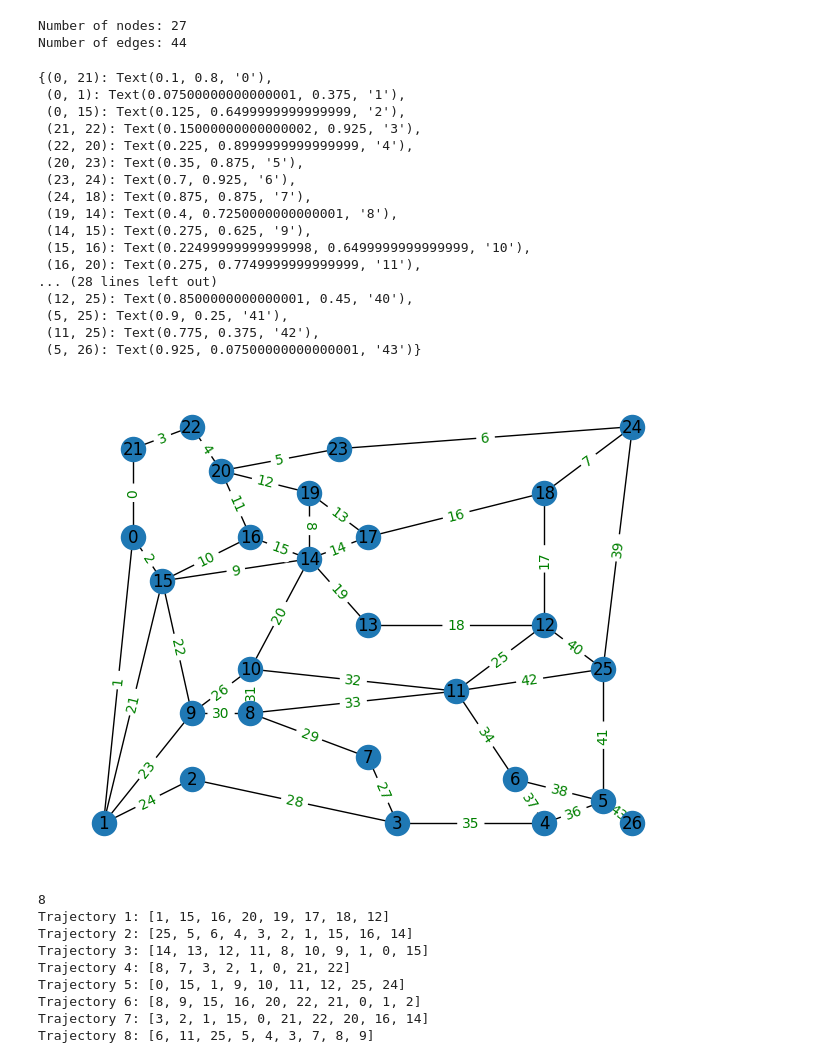
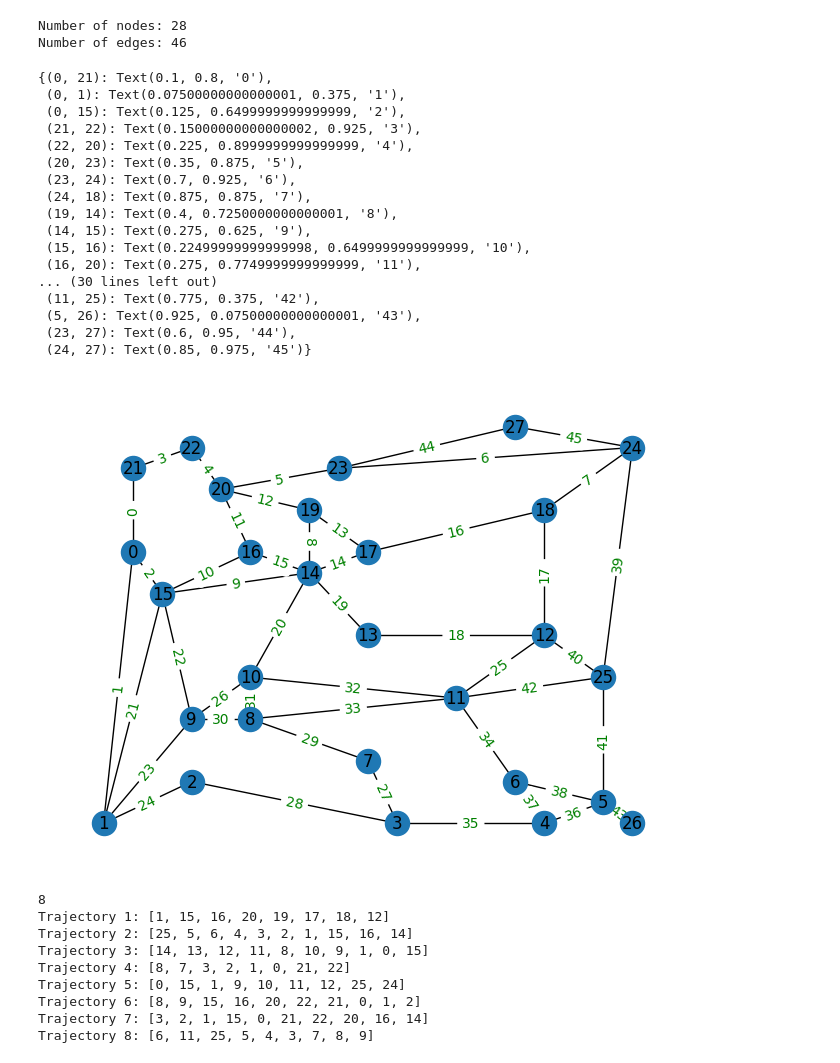
Before and after one commit to schjo480/Master_Thesis, a Jupyter notebook: notebooks/synthetic_graph.ipynb, the cells around one changed output. Cells and saved outputs as stored; diff of their text form; code cells hidden in the pictures.

```diff
--- a/notebooks/synthetic_graph.ipynb
+++ b/notebooks/synthetic_graph.ipynb
@@ -34,42 +35,43 @@ nodes = [(0, {'pos': (0.1, 0.7)}),
          (23, {'pos': (0.45, 0.9)}),
          (24, {'pos': (0.95, 0.95)}),
          (25, {'pos': (0.9, 0.4)}),
-         (26, {'pos': (0.95, 0.05)})]
+         (26, {'pos': (0.95, 0.05)}),
+         (27, {'pos': (0.75, 1.0)}),]
 G.add_nodes_from(nodes)
 
-edges = [(0, 21), (0, 1), (0, 15), (21, 22), (22, 20), (20, 23), (23, 24), (24, 18), (19, 14), (14, 15), (15, 16), (16, 20), (19, 20), (19, 17), (14, 17), (14, 16), (17, 18), (12, 18), (12, 13), (13, 14), (10, 14), (1, 15), (9, 15), (1, 9), (1, 2), (11, 12), (9, 10), (3, 7), (2, 3), (7, 8), (8, 9), (8, 10), (10, 11), (8, 11), (6, 11), (3, 4), (4, 5), (4, 6), (5, 6), (24, 25), (12, 25), (5, 25), (11, 25), (5, 26)]
+edges = [(0, 21), (0, 1), (0, 15), (21, 22), (22, 20), (20, 23), (23, 24), (24, 18), (19, 14), (14, 15), (15, 16), (16, 20), (19, 20), (19, 17), (14, 17), (14, 16), (17, 18), (12, 18), (12, 13), (13, 14), (10, 14), (1, 15), (9, 15), (1, 9), (1, 2), (11, 12), (9, 10), (3, 7), (2, 3), (7, 8), (8, 9), (8, 10), (10, 11), (8, 11), (6, 11), (3, 4), (4, 5), (4, 6), (5, 6), (24, 25), (12, 25), (5, 25), (11, 25), (5, 26), (23, 27), (24, 27)]
 # Add an index to each edge in ascending order
 indexed_edges = [((start, end), index) for index, (start, end) in enumerate(edges)]
 edge_labels = {edge: idx for idx, edge in enumerate(edges)}
 
 # Add edges with index to the graph
 for (start, end), index in indexed_edges:
     G.add_edge(start, end, index=index, default_orientation=(start, end))
 
 #G.add_edges_from(edges)
 print(f"Number of nodes: {G.number_of_nodes()}")
 print(f"Number of edges: {G.number_of_edges()}")
 pos = nx.get_node_attributes(G, 'pos')
 nx.draw(G, pos, with_labels=True)
 nx.draw_networkx_edge_labels(G, pos, edge_labels=edge_labels, font_color='green')
 # %% [output]
-Number of nodes: 27
-Number of edges: 44
+Number of nodes: 28
+Number of edges: 46
 {(0, 21): Text(0.1, 0.8, '0'),
  (0, 1): Text(0.07500000000000001, 0.375, '1'),
  (0, 15): Text(0.125, 0.6499999999999999, '2'),
  (21, 22): Text(0.15000000000000002, 0.925, '3'),
  (22, 20): Text(0.225, 0.8999999999999999, '4'),
  (20, 23): Text(0.35, 0.875, '5'),
  (23, 24): Text(0.7, 0.925, '6'),
  (24, 18): Text(0.875, 0.875, '7'),
  (19, 14): Text(0.4, 0.7250000000000001, '8'),
  (14, 15): Text(0.275, 0.625, '9'),
  (15, 16): Text(0.22499999999999998, 0.6499999999999999, '10'),
  (16, 20): Text(0.275, 0.7749999999999999, '11'),
-... (28 lines left out)
- (12, 25): Text(0.8500000000000001, 0.45, '40'),
- (5, 25): Text(0.9, 0.25, '41'),
+... (30 lines left out)
  (11, 25): Text(0.775, 0.375, '42'),
- (5, 26): Text(0.925, 0.07500000000000001, '43')}
+ (5, 26): Text(0.925, 0.07500000000000001, '43'),
+ (23, 27): Text(0.6, 0.95, '44'),
+ (24, 27): Text(0.85, 0.975, '45')}
-[figure, old version]
+[figure, new version]
```
Also changed, not shown: parts of 2 cells of this notebook, 11 other files.
